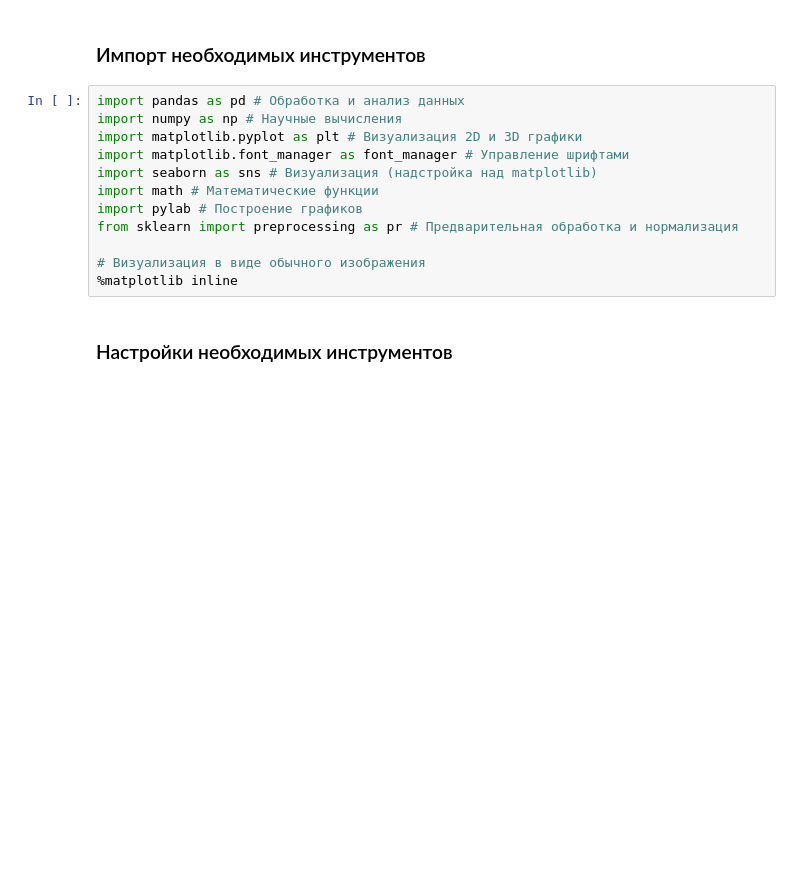
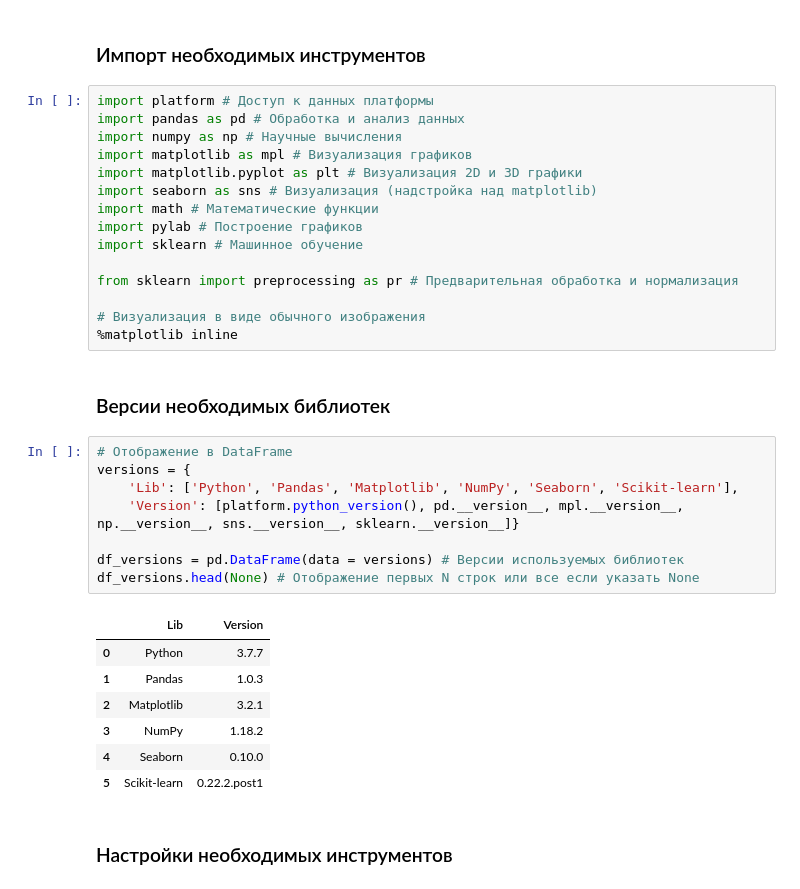
Before and after one commit to DmitryRyumin/python_libs, a Jupyter notebook: samples/exploratory_data_analysis_and_preprocessing.ipynb, the cells around one changed output. Drawn from its saved outputs; the diff is of its cells as text; blank space fills up the shorter version.

```diff
--- a/samples/EDA/exploratory_data_analysis_and_preprocessing.ipynb
+++ b/samples/exploratory_data_analysis_and_preprocessing.ipynb
@@ -3,17 +3,38 @@
 # %% [markdown]
 ### Импорт необходимых инструментов
 # %%
+import platform # Доступ к данных платформы
 import pandas as pd # Обработка и анализ данных
 import numpy as np # Научные вычисления
+import matplotlib as mpl # Визуализация графиков
 import matplotlib.pyplot as plt # Визуализация 2D и 3D графики
-import matplotlib.font_manager as font_manager # Управление шрифтами
 import seaborn as sns # Визуализация (надстройка над matplotlib)
 import math # Математические функции
 import pylab # Построение графиков
+import sklearn # Машинное обучение
+
 from sklearn import preprocessing as pr # Предварительная обработка и нормализация
 
 # Визуализация в виде обычного изображения
 %matplotlib inline
+# %% [markdown]
+### Версии необходимых библиотек
+# %%
+# Отображение в DataFrame
+versions = {
+    'Lib': ['Python', 'Pandas', 'Matplotlib', 'NumPy', 'Seaborn', 'Scikit-learn'],
+    'Version': [platform.python_version(), pd.__version__, mpl.__version__, np.__version__, sns.__version__, sklearn.__version__]}
+
+df_versions = pd.DataFrame(data = versions) # Версии используемых библиотек
+df_versions.head(None) # Отображение первых N строк или все если указать None
+# %% [output]
+|  | Lib | Version |
+| 0 | Python | 3.7.7 |
+| 1 | Pandas | 1.0.3 |
+| 2 | Matplotlib | 3.2.1 |
+| 3 | NumPy | 1.18.2 |
+| 4 | Seaborn | 0.10.0 |
+| 5 | Scikit-learn | 0.22.2.post1 |
 # %% [markdown]
 ### Настройки необходимых инструментов
 # %%
```
Also changed, not shown: parts of 2 cells of this notebook, 2 other files.
